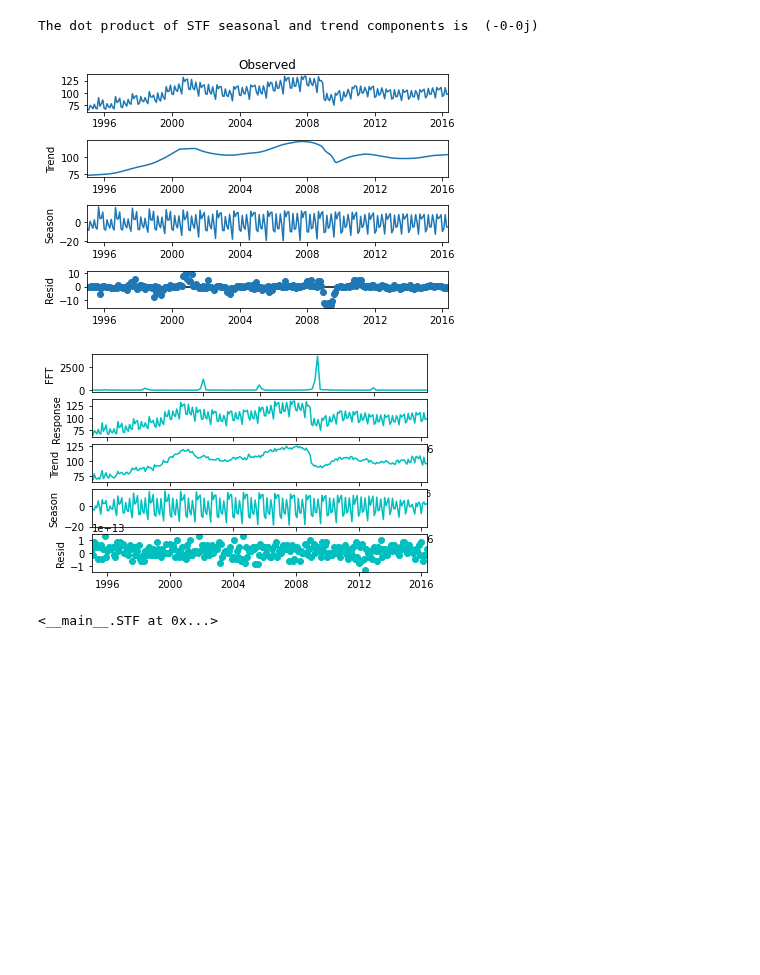
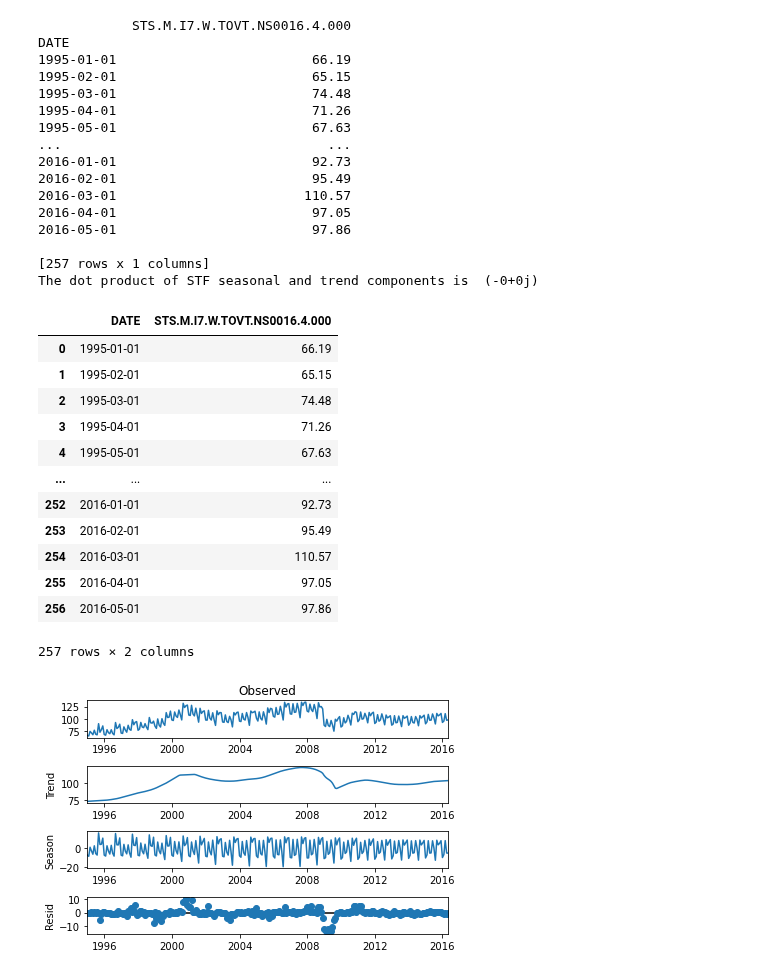
Before and after one commit to thodson-usgs/stf-decomposition, a Jupyter notebook: notebooks/02_stf_vs_stl.ipynb, the cells around one changed output. Cells and saved outputs as stored; diff of their text form; code cells hidden in the pictures; blank space fills up the shorter version.

```diff
--- a/notebooks/02_stf_vs_stl.ipynb
+++ b/notebooks/02_stf_vs_stl.ipynb
@@ -130,25 +138,52 @@ class STF:
 # %%
 import pandas as pd
 from statsmodels.tsa.seasonal import STL
 import numpy as np
 import matplotlib.pyplot as plt
 from statsmodels.datasets import elec_equip as ds
 
 # Test stf vs stl on elec_equip data
 elec_equip = ds.load().data
 stl = STL(elec_equip, period=12, robust=True)
 res_robust = stl.fit()
+print(res_robust.observed)
 fig = res_robust.plot()
 elec_equip = elec_equip.reset_index()
-elec_equip["value"] = elec_equip["STS.M.I7.W.TOVT.NS0016.4.000"]
-stf = STF(elec_equip, "value", "tukey", "DATE", .9, 12)
+stf = STF(elec_equip, "STS.M.I7.W.TOVT.NS0016.4.000", "blackman", "DATE", .75, 12)
 res = stf.fit()
-res.plot()
+res.observed
+#res.plot()
 # %% [output]
-The dot product of STF seasonal and trend components is  (-0-0j)
+            STS.M.I7.W.TOVT.NS0016.4.000
+DATE
+1995-01-01                         66.19
+1995-02-01                         65.15
+1995-03-01                         74.48
+1995-04-01                         71.26
+1995-05-01                         67.63
+...                                  ...
+2016-01-01                         92.73
+2016-02-01                         95.49
+2016-03-01                        110.57
+2016-04-01                         97.05
+2016-05-01                         97.86
+
+[257 rows x 1 columns]
+The dot product of STF seasonal and trend components is  (-0+0j)
+|  | DATE | STS.M.I7.W.TOVT.NS0016.4.000 |
+| 0 | 1995-01-01 | 66.19 |
+| 1 | 1995-02-01 | 65.15 |
+| 2 | 1995-03-01 | 74.48 |
+| 3 | 1995-04-01 | 71.26 |
+| 4 | 1995-05-01 | 67.63 |
+| ... | ... | ... |
+| 252 | 2016-01-01 | 92.73 |
+| 253 | 2016-02-01 | 95.49 |
+| 254 | 2016-03-01 | 110.57 |
+| 255 | 2016-04-01 | 97.05 |
+| 256 | 2016-05-01 | 97.86 |
+257 rows × 2 columns
 [figure]
-[figure, removed]
-<__main__.STF at 0x...>
 # %%
 co2 =pd.read_csv('../data/co2.csv', index_col='date', parse_dates=True, squeeze=True)
 
```
Also changed, not shown: parts of 3 cells of this notebook.
